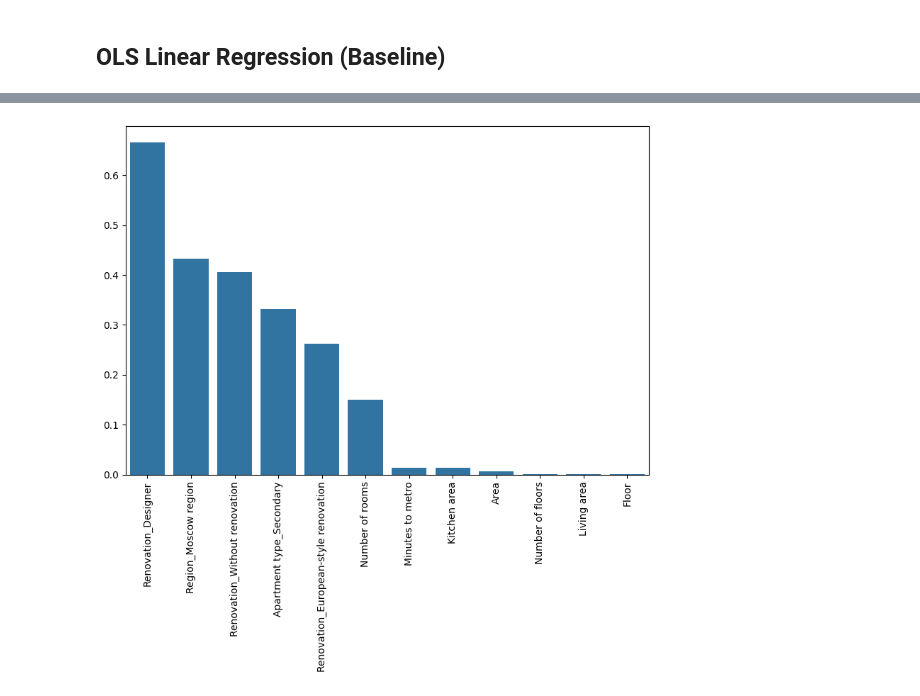
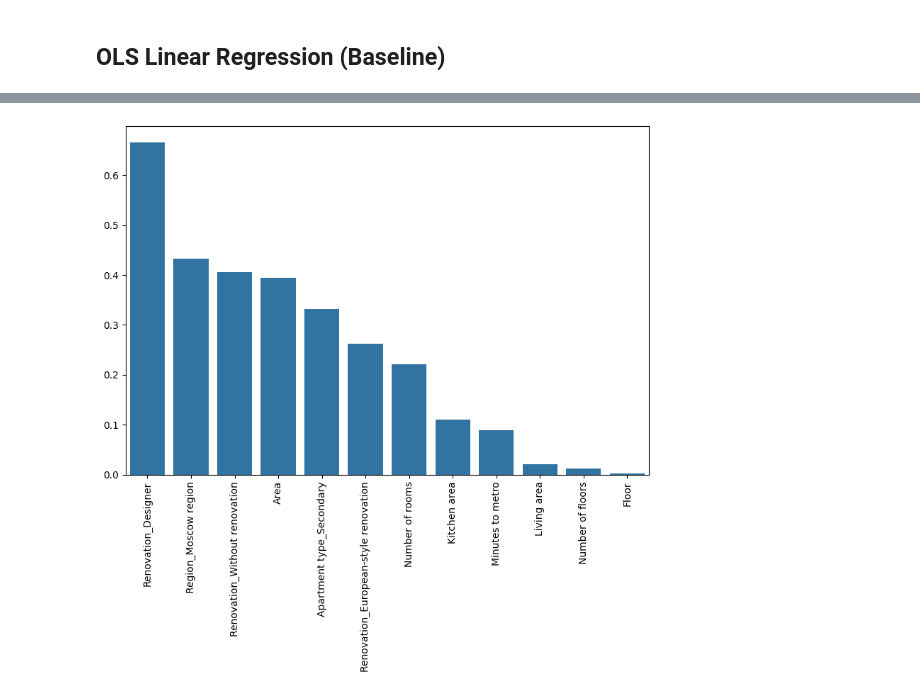
Before and after one commit to dylan123104/Housing-Class-Project, a Jupyter notebook: modeling.ipynb, the cells around one changed output, grey strips where cells are left out. Drawn from its saved outputs; the diff is of its cells as text; code cells hidden in the pictures.

```diff
--- a/modeling.ipynb
+++ b/modeling.ipynb
@@ -73,0 +96,7 @@ MAE (₽):         26,525,122
+# %%
+# Feature name order after ColumnTransformer: numeric (scaled) first, then dummies (passthrough)
+dummy_cols = [col for col in X_train.columns if col not in numeric_cols]
+feature_names_scaled = numeric_cols + dummy_cols
+
+ols_coef_series = pd.Series(ols_pipeline.named_steps['ols'].coef_, index=feature_names_scaled)
+print(ols_coef_series.round(4))
@@ -74,5 +117,5 @@ MAE (₽):         26,525,122
 # %%
-coef_df = pd.Series(ols.coef_, index=X.columns).abs().sort_values(ascending=False)
-print(f"\nTop 5 features by |coefficient|:")
-print(coef_df.head(5))
+coef_df_ols = ols_coef_series.abs().sort_values(ascending=False)
+print("Top 5 features by |coefficient| (standardized scale):")
+print(coef_df_ols.head(5))
 # %% [output]
@@ -85,12 +128,12 @@ Renovation_European-style renovation    0.261829
 dtype: float64
 # %%
 plt.figure(figsize=(8, 8))
-sns.barplot(coef_df)
+sns.barplot(coef_df_ols)
 plt.tick_params(axis='x', rotation=90)
 plt.tight_layout()
 plt.show()
 # %% [output]
-[figure, old version]
+[figure, new version]
 # %% [markdown]
 ### OLS Regression -- Findings
 
```
Also changed, not shown: parts of 10 cells of this notebook, 3 other files.
